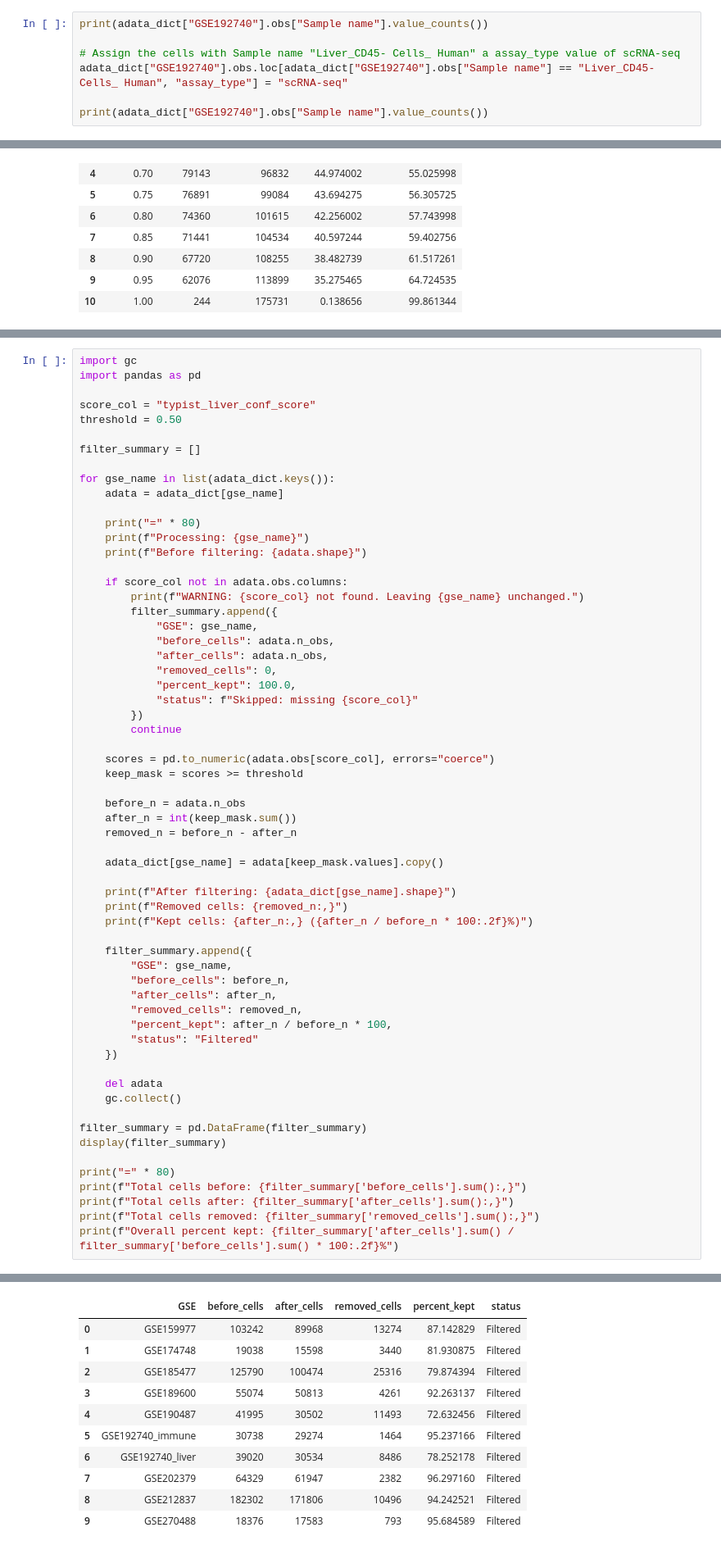
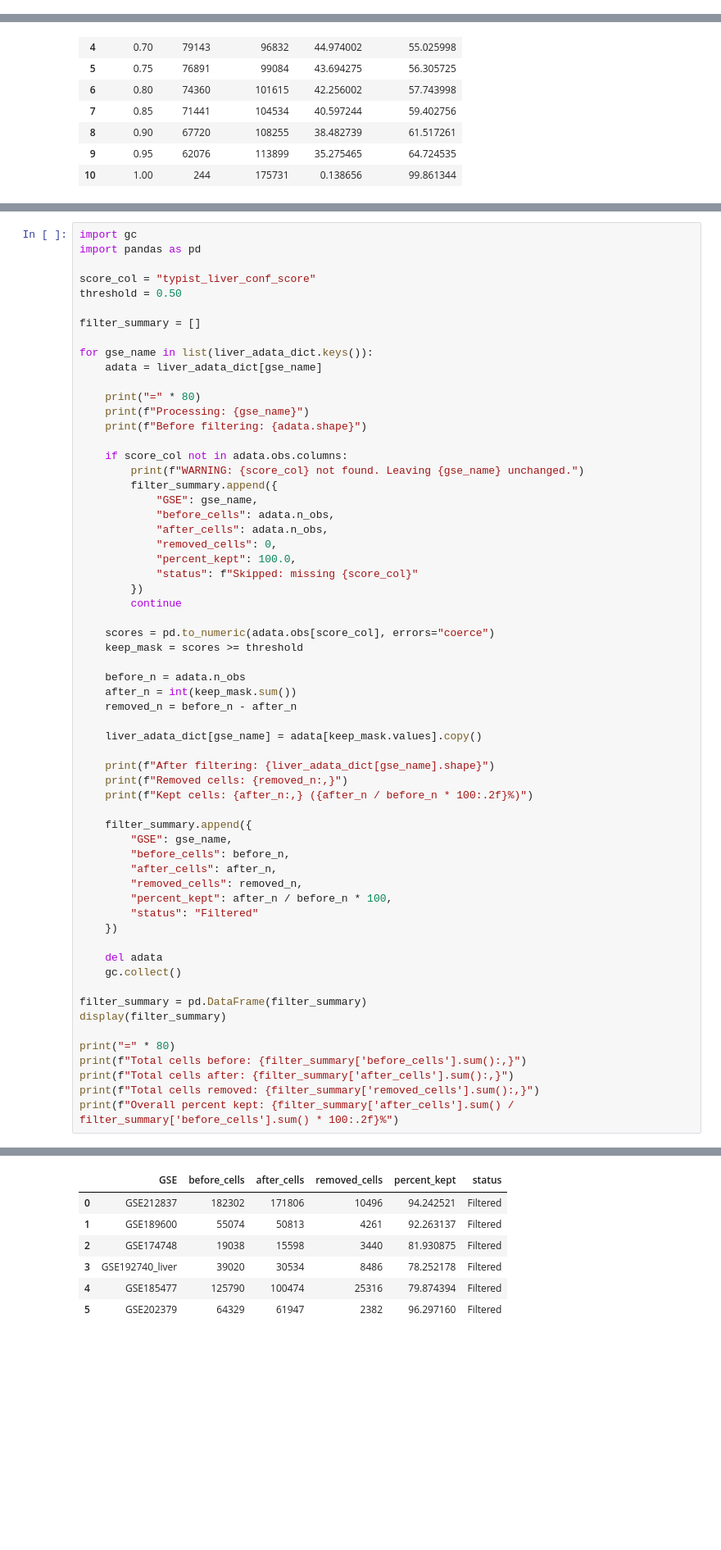
Before and after one commit to A-ray/scFM_pertubation, a Jupyter notebook: exp_scGPT/cell_annotationV2.ipynb, the cells around one changed output, grey strips where cells are left out. Shown at 82% size. Cells and saved outputs as stored; diff of their text form; blank space fills up the shorter version.

```diff
--- a/exp_scGPT/cell_annotationV2.ipynb
+++ b/exp_scGPT/cell_annotationV2.ipynb
@@ -76,10 +76,3 @@ Processing Anndata object: GSE270488
 Shape of the Anndata object: (18376, 21251)
 Number of genes: 21251
 Number of cells: 18376
-# %%
-print(adata_dict["GSE192740"].obs["Sample name"].value_counts())
-
-# Assign the cells with Sample name "Liver_CD45- Cells_ Human" a assay_type value of scRNA-seq
-adata_dict["GSE192740"].obs.loc[adata_dict["GSE192740"].obs["Sample name"] == "Liver_CD45- Cells_ Human", "assay_type"] = "scRNA-seq"
-
-print(adata_dict["GSE192740"].obs["Sample name"].value_counts())
@@ -628,8 +684,8 @@ threshold = 0.50
 
 filter_summary = []
 
-for gse_name in list(adata_dict.keys()):
-    adata = adata_dict[gse_name]
+for gse_name in list(liver_adata_dict.keys()):
+    adata = liver_adata_dict[gse_name]
 
     print("=" * 80)
     print(f"Processing: {gse_name}")
@@ -654,9 +710,9 @@ for gse_name in list(adata_dict.keys()):
     after_n = int(keep_mask.sum())
     removed_n = before_n - after_n
 
-    adata_dict[gse_name] = adata[keep_mask.values].copy()
+    liver_adata_dict[gse_name] = adata[keep_mask.values].copy()
 
-    print(f"After filtering: {adata_dict[gse_name].shape}")
+    print(f"After filtering: {liver_adata_dict[gse_name].shape}")
     print(f"Removed cells: {removed_n:,}")
     print(f"Kept cells: {after_n:,} ({after_n / before_n * 100:.2f}%)")
 
@@ -701,12 +757,8 @@ Kept cells: 17,583 (95.68%)
 |  | GSE | before_cells | after_cells | removed_cells | percent_kept | status |
-| 0 | GSE159977 | 103242 | 89968 | 13274 | 87.142829 | Filtered |
-| 1 | GSE174748 | 19038 | 15598 | 3440 | 81.930875 | Filtered |
-| 2 | GSE185477 | 125790 | 100474 | 25316 | 79.874394 | Filtered |
-| 3 | GSE189600 | 55074 | 50813 | 4261 | 92.263137 | Filtered |
-| 4 | GSE190487 | 41995 | 30502 | 11493 | 72.632456 | Filtered |
-| 5 | GSE192740_immune | 30738 | 29274 | 1464 | 95.237166 | Filtered |
-| 6 | GSE192740_liver | 39020 | 30534 | 8486 | 78.252178 | Filtered |
-| 7 | GSE202379 | 64329 | 61947 | 2382 | 96.297160 | Filtered |
-| 8 | GSE212837 | 182302 | 171806 | 10496 | 94.242521 | Filtered |
-| 9 | GSE270488 | 18376 | 17583 | 793 | 95.684589 | Filtered |
+| 0 | GSE212837 | 182302 | 171806 | 10496 | 94.242521 | Filtered |
+| 1 | GSE189600 | 55074 | 50813 | 4261 | 92.263137 | Filtered |
+| 2 | GSE174748 | 19038 | 15598 | 3440 | 81.930875 | Filtered |
+| 3 | GSE192740_liver | 39020 | 30534 | 8486 | 78.252178 | Filtered |
+| 4 | GSE185477 | 125790 | 100474 | 25316 | 79.874394 | Filtered |
+| 5 | GSE202379 | 64329 | 61947 | 2382 | 96.297160 | Filtered |
 ================================================================================
```
Also changed, not shown: parts of 25 cells of this notebook, 2 other files.
